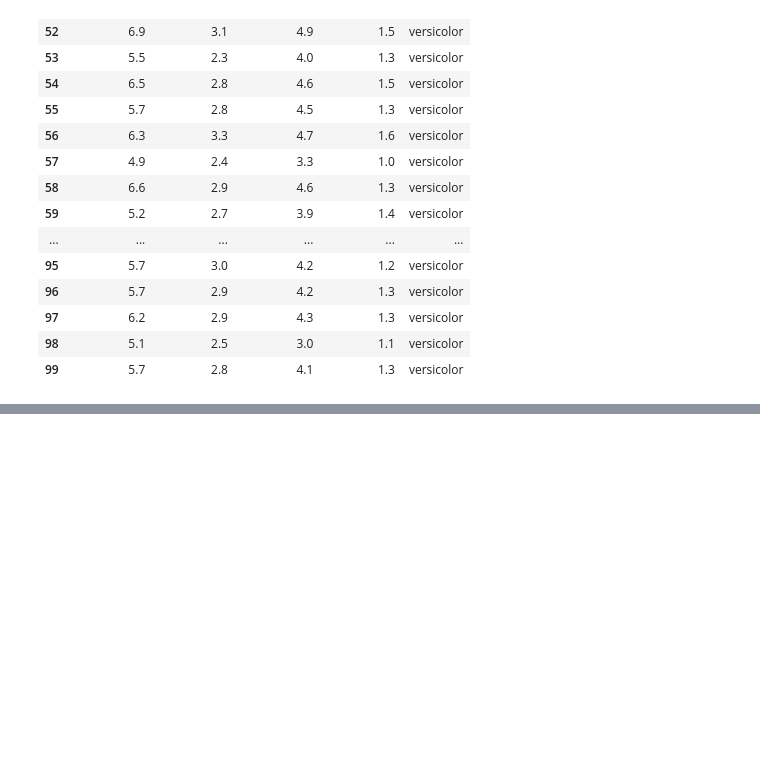
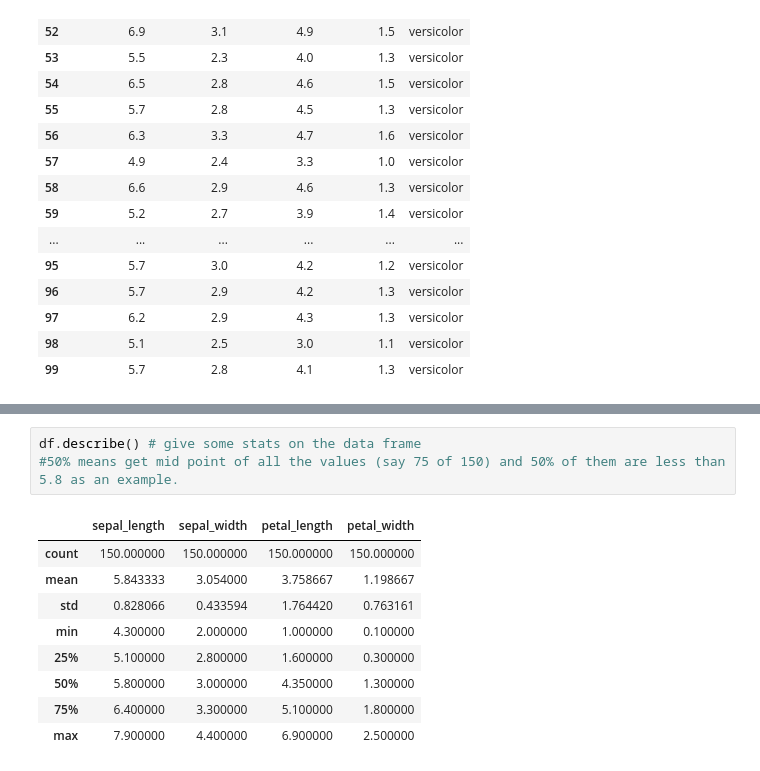
Before and after one commit to taking1fortheteam/ProgrammingForDA_DataSet_13Dec2019, a Jupyter notebook: ProgrammingForDA_Dec2019.ipynb, the cells around one changed output, grey strips where cells are left out. Saved outputs shown, nothing was run; the diff lists cells and outputs as text; blank space fills up the shorter version.

```diff
--- a/ProgrammingForDA_Dec2019.ipynb
+++ b/ProgrammingForDA_Dec2019.ipynb
@@ -182,0 +203,13 @@ df[df.loc[:, 'species'] == 'versicolor'] # this allows us only select the inform
+# %%
+df.describe() # give some stats on the data frame
+#50% means get mid point of all the values (say 75 of 150) and 50% of them are less than 5.8 as an example.
+# %% [output]
+|  | sepal_length | sepal_width | petal_length | petal_width |
+| count | 150.000000 | 150.000000 | 150.000000 | 150.000000 |
+| mean | 5.843333 | 3.054000 | 3.758667 | 1.198667 |
+| std | 0.828066 | 0.433594 | 1.764420 | 0.763161 |
+| min | 4.300000 | 2.000000 | 1.000000 | 0.100000 |
+| 25% | 5.100000 | 2.800000 | 1.600000 | 0.300000 |
+| 50% | 5.800000 | 3.000000 | 4.350000 | 1.300000 |
+| 75% | 6.400000 | 3.300000 | 5.100000 | 1.800000 |
+| max | 7.900000 | 4.400000 | 6.900000 | 2.500000 |
```
Also changed, not shown: parts of 7 cells of this notebook.
